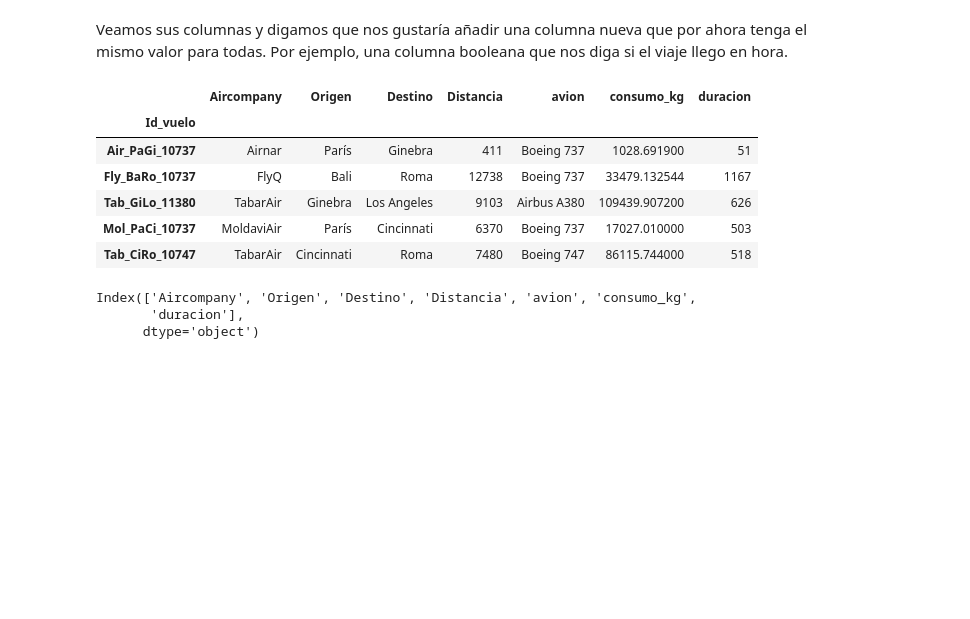
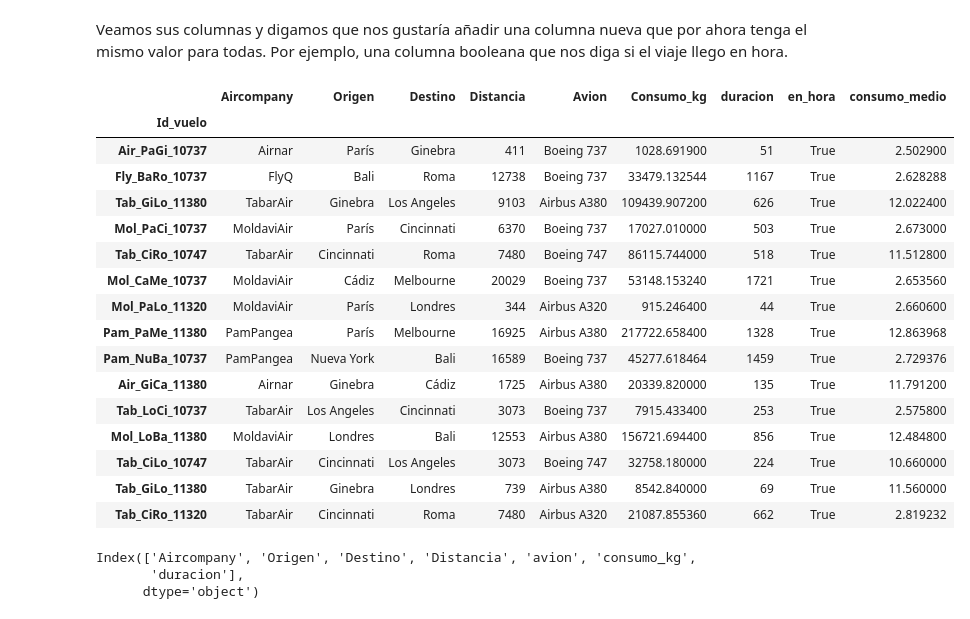
Before and after one commit to Daniela-Zabala/ONLINE_DS_THEBRIDGE_DZ, a Jupyter notebook: 02_Programacion_y_Herramientas_Avanzadas/Sprint_04/Unidad_02_Herramientas_Avanzadas__Pandas_II/02_Operaciones_Basicas.ipynb, the cells around one changed output. Saved outputs shown, nothing was run; the diff lists cells and outputs as text; code cells hidden in the pictures; blank space fills up the shorter version.

```diff
--- a/02_Programacion_y_Herramientas_Avanzadas/Sprint_04/Unidad_02_Herramientas_Avanzadas__Pandas_II/02_Operaciones_Basicas.ipynb
+++ b/02_Programacion_y_Herramientas_Avanzadas/Sprint_04/Unidad_02_Herramientas_Avanzadas__Pandas_II/02_Operaciones_Basicas.ipynb
@@ -16,15 +16,25 @@ df_aviones = pd.read_csv("./data/dataset_inicial_aviones.csv", index_col = "Id_v
 # %% [markdown]
 Veamos sus columnas y digamos que nos gustaría añadir una columna nueva que por ahora tenga el mismo valor para todas. Por ejemplo, una columna booleana que nos diga si el viaje llego en hora.
 # %%
-df_aviones.head()
+df_aviones.head(15)
 # %% [output]
-|  | Aircompany | Origen | Destino | Distancia | avion | consumo_kg | duracion |
-| Id_vuelo |  |  |  |  |  |  |  |
-| Air_PaGi_10737 | Airnar | París | Ginebra | 411 | Boeing 737 | 1028.691900 | 51 |
-| Fly_BaRo_10737 | FlyQ | Bali | Roma | 12738 | Boeing 737 | 33479.132544 | 1167 |
-| Tab_GiLo_11380 | TabarAir | Ginebra | Los Angeles | 9103 | Airbus A380 | 109439.907200 | 626 |
-| Mol_PaCi_10737 | MoldaviAir | París | Cincinnati | 6370 | Boeing 737 | 17027.010000 | 503 |
-| Tab_CiRo_10747 | TabarAir | Cincinnati | Roma | 7480 | Boeing 747 | 86115.744000 | 518 |
+|  | Aircompany | Origen | Destino | Distancia | Avion | Consumo_kg | duracion | en_hora | consumo_medio |
+| Id_vuelo |  |  |  |  |  |  |  |  |  |
+| Air_PaGi_10737 | Airnar | París | Ginebra | 411 | Boeing 737 | 1028.691900 | 51 | True | 2.502900 |
+| Fly_BaRo_10737 | FlyQ | Bali | Roma | 12738 | Boeing 737 | 33479.132544 | 1167 | True | 2.628288 |
+| Tab_GiLo_11380 | TabarAir | Ginebra | Los Angeles | 9103 | Airbus A380 | 109439.907200 | 626 | True | 12.022400 |
+| Mol_PaCi_10737 | MoldaviAir | París | Cincinnati | 6370 | Boeing 737 | 17027.010000 | 503 | True | 2.673000 |
+| Tab_CiRo_10747 | TabarAir | Cincinnati | Roma | 7480 | Boeing 747 | 86115.744000 | 518 | True | 11.512800 |
+| Mol_CaMe_10737 | MoldaviAir | Cádiz | Melbourne | 20029 | Boeing 737 | 53148.153240 | 1721 | True | 2.653560 |
+| Mol_PaLo_11320 | MoldaviAir | París | Londres | 344 | Airbus A320 | 915.246400 | 44 | True | 2.660600 |
+| Pam_PaMe_11380 | PamPangea | París | Melbourne | 16925 | Airbus A380 | 217722.658400 | 1328 | True | 12.863968 |
+| Pam_NuBa_10737 | PamPangea | Nueva York | Bali | 16589 | Boeing 737 | 45277.618464 | 1459 | True | 2.729376 |
+| Air_GiCa_11380 | Airnar | Ginebra | Cádiz | 1725 | Airbus A380 | 20339.820000 | 135 | True | 11.791200 |
+| Tab_LoCi_10737 | TabarAir | Los Angeles | Cincinnati | 3073 | Boeing 737 | 7915.433400 | 253 | True | 2.575800 |
+| Mol_LoBa_11380 | MoldaviAir | Londres | Bali | 12553 | Airbus A380 | 156721.694400 | 856 | True | 12.484800 |
+| Tab_CiLo_10747 | TabarAir | Cincinnati | Los Angeles | 3073 | Boeing 747 | 32758.180000 | 224 | True | 10.660000 |
+| Tab_GiLo_11380 | TabarAir | Ginebra | Londres | 739 | Airbus A380 | 8542.840000 | 69 | True | 11.560000 |
+| Tab_CiRo_11320 | TabarAir | Cincinnati | Roma | 7480 | Airbus A320 | 21087.855360 | 662 | True | 2.819232 |
 # %%
 df_aviones.columns
 # %% [output]
```
Also changed, not shown: parts of 4 cells of this notebook, 7 other files.
